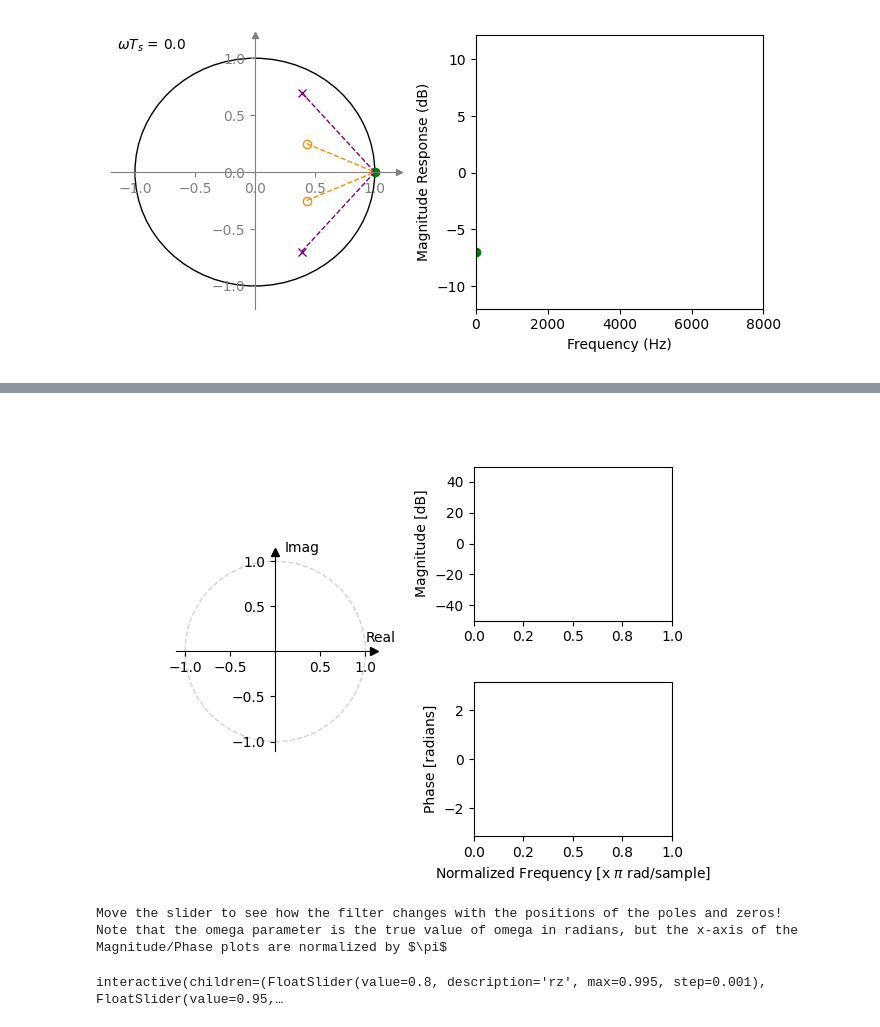
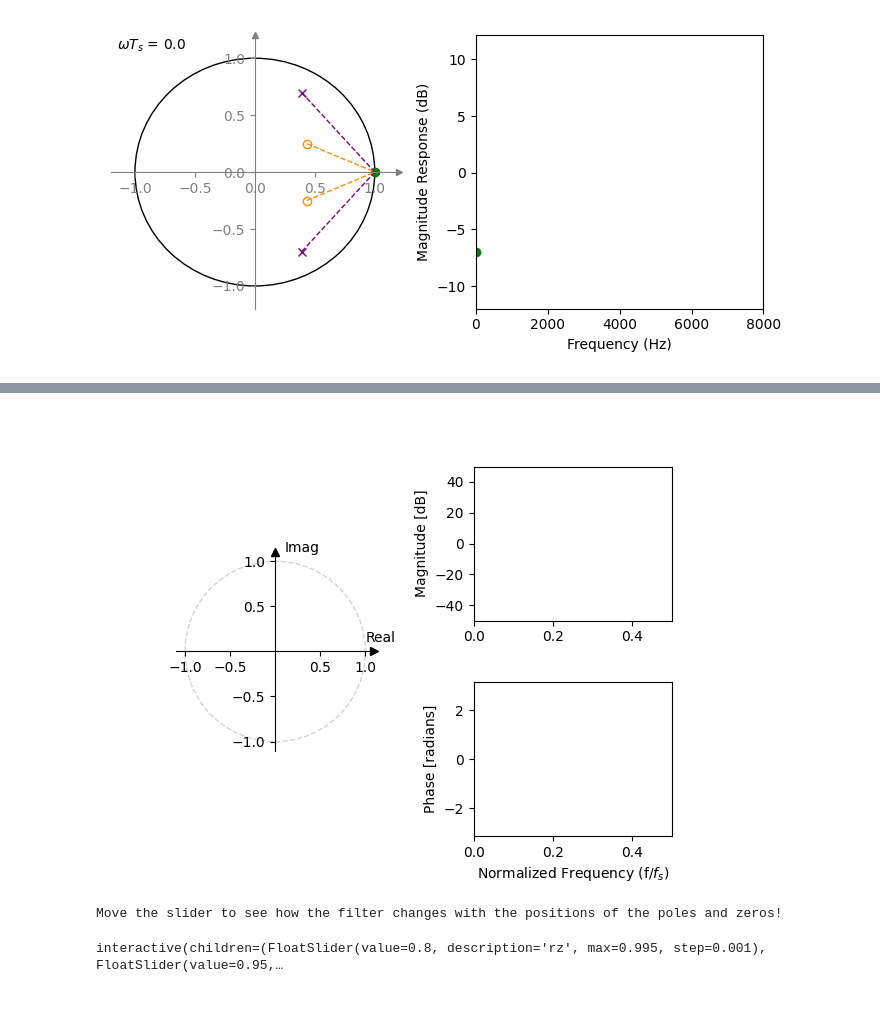
Before and after one commit to randyaliased/acspjbook, a Jupyter notebook: book/dasp/04_Z_domain.ipynb, the cells around one changed output, grey strips where cells are left out. Drawn from its saved outputs; the diff is of its cells as text; code cells hidden in the pictures.

```diff
--- a/book/dasp/04_Z_domain.ipynb
+++ b/book/dasp/04_Z_domain.ipynb
@@ -545,17 +545,17 @@ axes["top left"].text(0.1,1.1,'Imag');
 lineMag, = axes["top centre"].plot([], [], 'k')
 axes["top centre"].set_ylabel('Magnitude [dB]', color='k')
 axes["top centre"].xaxis.set_major_formatter(FormatStrFormatter('%.1f'))
-axes["top centre"].set_xlim([0, 1])
+axes["top centre"].set_xlim([0, 0.5])
 axes["top centre"].set_ylim([-50, 50])
 
 
 # angles = np.unwrap(np.angle(h))
 linePh, = axes["bottom centre"].plot([], [], 'k')
 axes["bottom centre"].set_ylabel('Phase [radians]', color='k')
-axes["bottom centre"].set_xlabel('Normalized Frequency [x $\pi$ rad/sample]')
+axes["bottom centre"].set_xlabel('Normalized Frequency (f/$f_s$)')
 axes["bottom centre"].xaxis.set_major_formatter(FormatStrFormatter('%.1f'))
 axes["bottom centre"].set_ylim([-np.pi, np.pi])
-axes["bottom centre"].set_xlim([0, 1])
+axes["bottom centre"].set_xlim([0, 0.5])
 # axes["bottom centre"].axis('tight')
 plt.show()
 
@@ -566,36 +566,34 @@ def update(rz = 0.8, rp = 0.95, thetaz=np.pi/4, thetap = np.pi/4):
 
 
     bo = 1;
     b1 = -2*np.cos(thetaz)*rp;
     b2 = rp**2;
 
     a1 = -2*np.cos(thetap)*rz;
     a2 = rz**2;
 
     b = [bo,b1,b2];
     a = [1,a1,a2];
 
     # FREQZ to get magnitude and phase
     w, h = signal.freqz(b,a)
     Mag = 20 * np.log10(abs(h))
-    freq_axis = w/np.pi
+    freq_axis = w/(2*np.pi)
     angles = np.unwrap(np.angle(h))
 
     # Get the poles and zeros
     p = np.roots(a)
     z = np.roots(b)
 
 
     lineMag.set_data(freq_axis, Mag)
     linePh.set_data(freq_axis, angles)
     t1.set_data(z.real, z.imag)
     t2.set_data(p.real, p.imag)
 
 print('Move the slider to see how the filter changes with the positions of the poles and zeros!')
-print('Note that the omega parameter is the true value of omega in radians, but the x-axis of the Magnitude/Phase plots are normalized by $\pi$')
 interact(update, rz = (0,0.995,0.001), rp = (0,0.995,0.001), thetaz=(0,np.pi,np.pi/16), thetap=(0,np.pi,np.pi/16));
 # %% [output]
-[figure, old version]
+[figure, new version]
 Move the slider to see how the filter changes with the positions of the poles and zeros!
-Note that the omega parameter is the true value of omega in radians, but the x-axis of the Magnitude/Phase plots are normalized by $\pi$
 interactive(children=(FloatSlider(value=0.8, description='rz', max=0.995, step=0.001), FloatSlider(value=0.95,…
```
Also changed, not shown: parts of 4 cells of this notebook.
